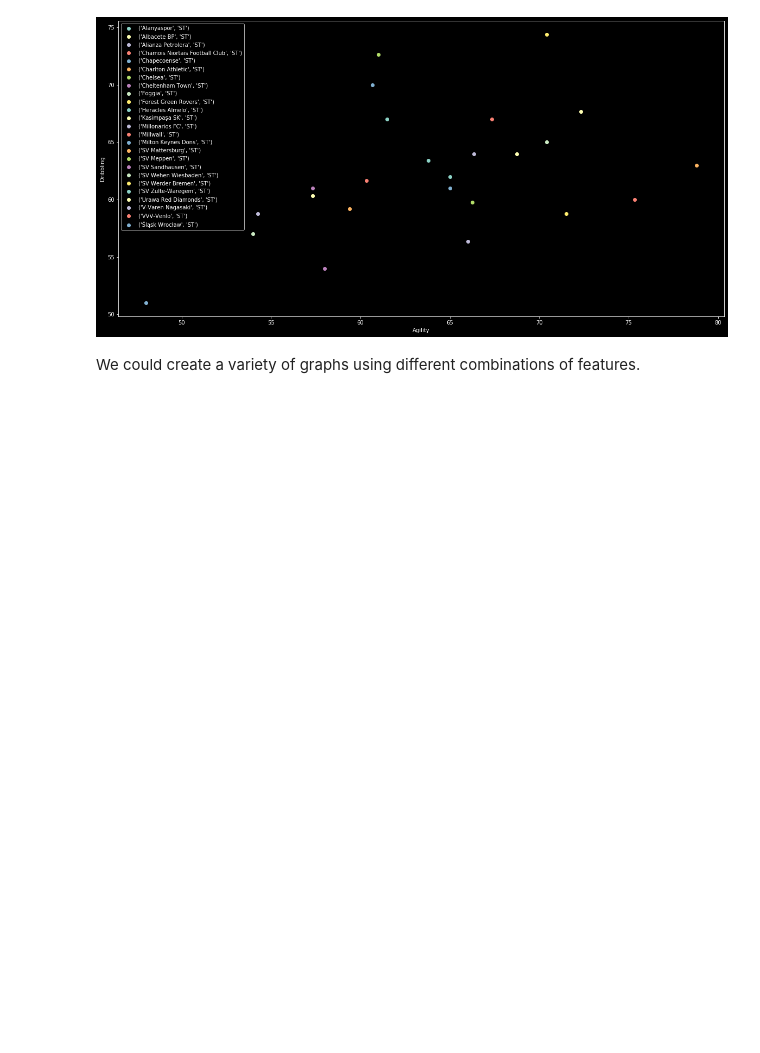
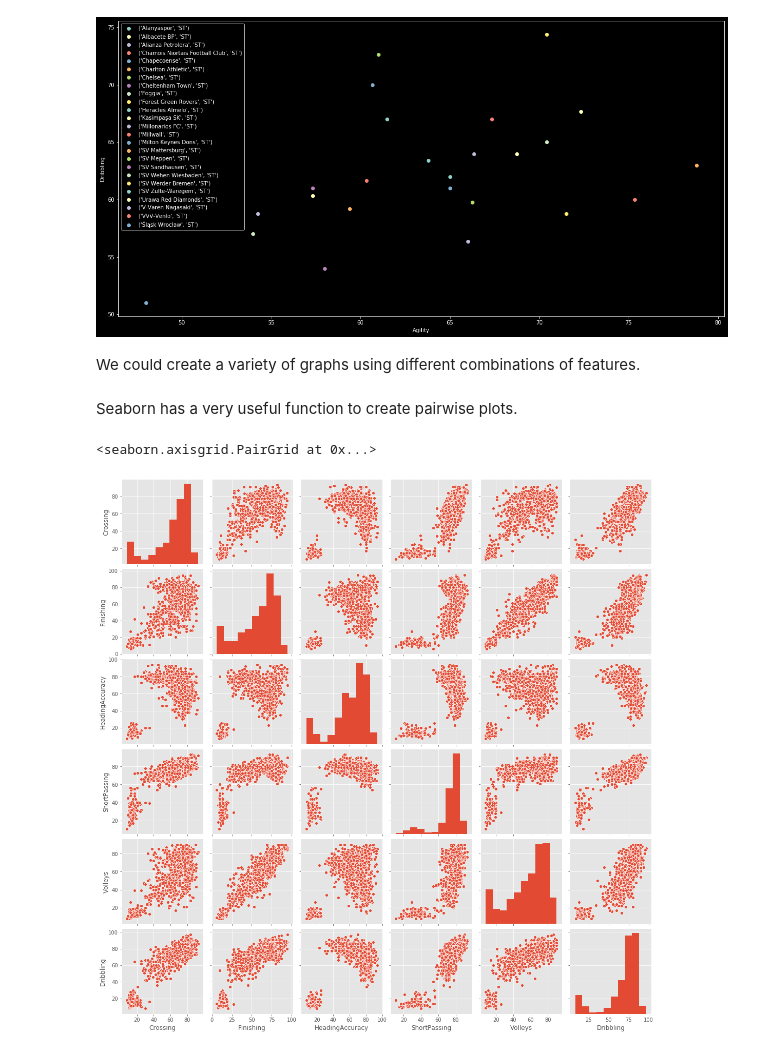
Before and after one commit to MDS-JAnthony/upreach_demo, a Jupyter notebook: Case Study FIFA 18.ipynb, the cells around one changed output. Drawn from its saved outputs; the diff is of its cells as text; code cells hidden in the pictures; blank space fills up the shorter version.

Commit message:
Added pairwise plots

```diff
--- a/Case Study FIFA 18.ipynb
+++ b/Case Study FIFA 18.ipynb
@@ -299,3 +299,12 @@ plt.show()
 [figure]
 # %% [markdown]
 We could create a variety of graphs using different combinations of features.
+# %% [markdown]
+Seaborn has a very useful function to create pairwise plots.
+# %%
+plt.style.use('ggplot')
+sns.pairplot(fifa_data_df[['Crossing', 'Finishing', 'HeadingAccuracy', 'ShortPassing', 'Volleys', 'Dribbling']].head(1000),
+             palette = 'Pastel1')
+# %% [output]
+<seaborn.axisgrid.PairGrid at 0x...>
+[figure, added]
```
Also changed, not shown: parts of 1 cell of this notebook.
